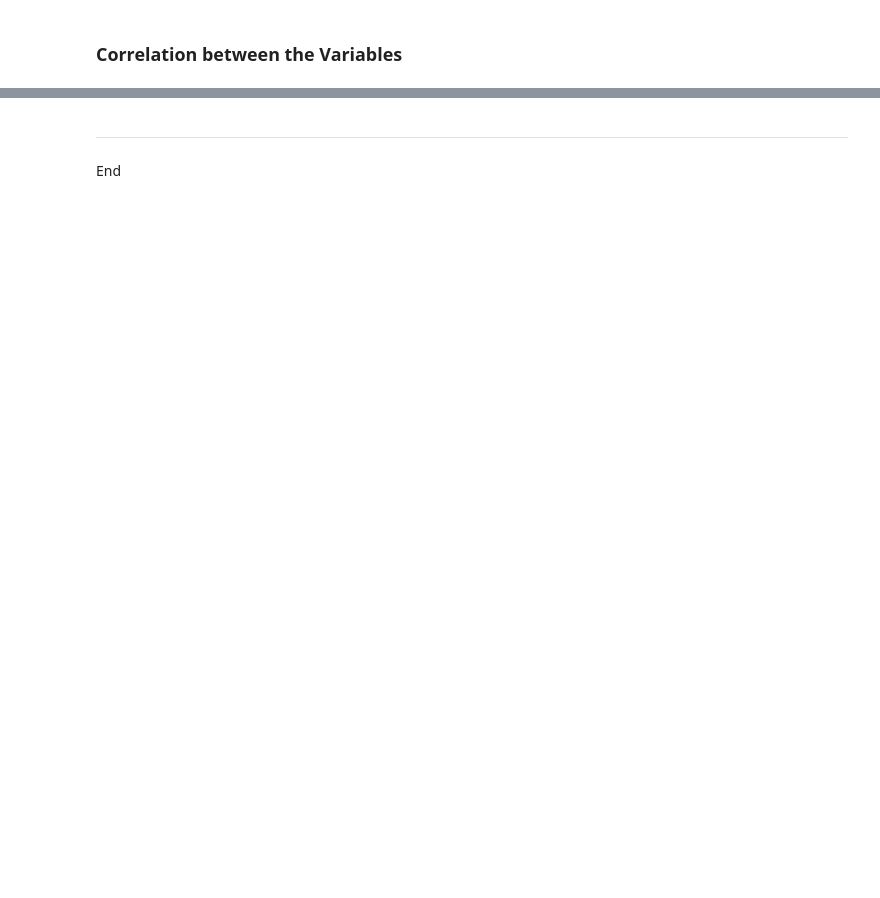
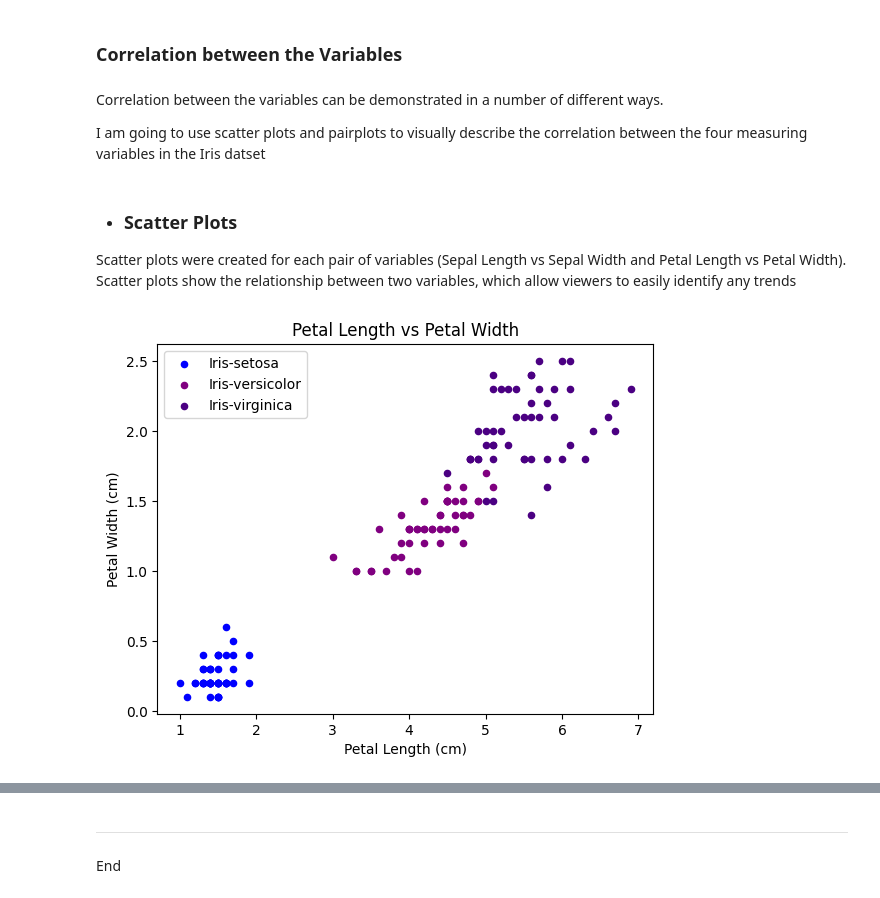
Before and after one commit to rachel-king4/fundamentalsofdataanalysis, a Jupyter notebook: project.ipynb, the cells around one changed output, grey strips where cells are left out. Drawn from its saved outputs; the diff is of its cells as text; code cells hidden in the pictures; blank space fills up the shorter version.

Commit message:
correlation work - Scatter Plots and Pairplots

```diff
--- a/project.ipynb
+++ b/project.ipynb
@@ -244,2 +244,28 @@ ax.hist(virginica_sepal_width_dist, bins=100, density=False, color='green');
 # %% [markdown]
 ### Correlation between the Variables
+# %% [markdown]
+Correlation between the variables can be demonstrated in a number of different ways.
+
+I am going to use scatter plots and pairplots to visually describe the correlation between the four measuring variables in the Iris datset
+# %% [markdown]
+- ### Scatter Plots
+
+Scatter plots were created for each pair of variables (Sepal Length vs Sepal Width and Petal Length vs Petal Width). Scatter plots show the relationship between two variables, which allow viewers to easily identify any trends
+# %%
+# Petal Length vs Petal Width
+
+fig, ax = plt.subplots()
+colors = {'Iris-setosa': 'blue', 'Iris-versicolor': 'purple' ,
+            'Iris-virginica': 'indigo'}
+
+grouped = iris.groupby('Class')
+for key, group in grouped:
+        group.plot(ax=ax, kind='scatter', x='Petal_Length', y='Petal_Width', label=key, color=colors[key])
+
+plt.title("Petal Length vs Petal Width")
+plt.legend()
+plt.xlabel("Petal Length (cm)")
+plt.ylabel("Petal Width (cm)")
+plt.show()
+# %% [output]
+[figure, added]
```
Also changed, not shown: parts of 5 cells of this notebook, 1 other file.
